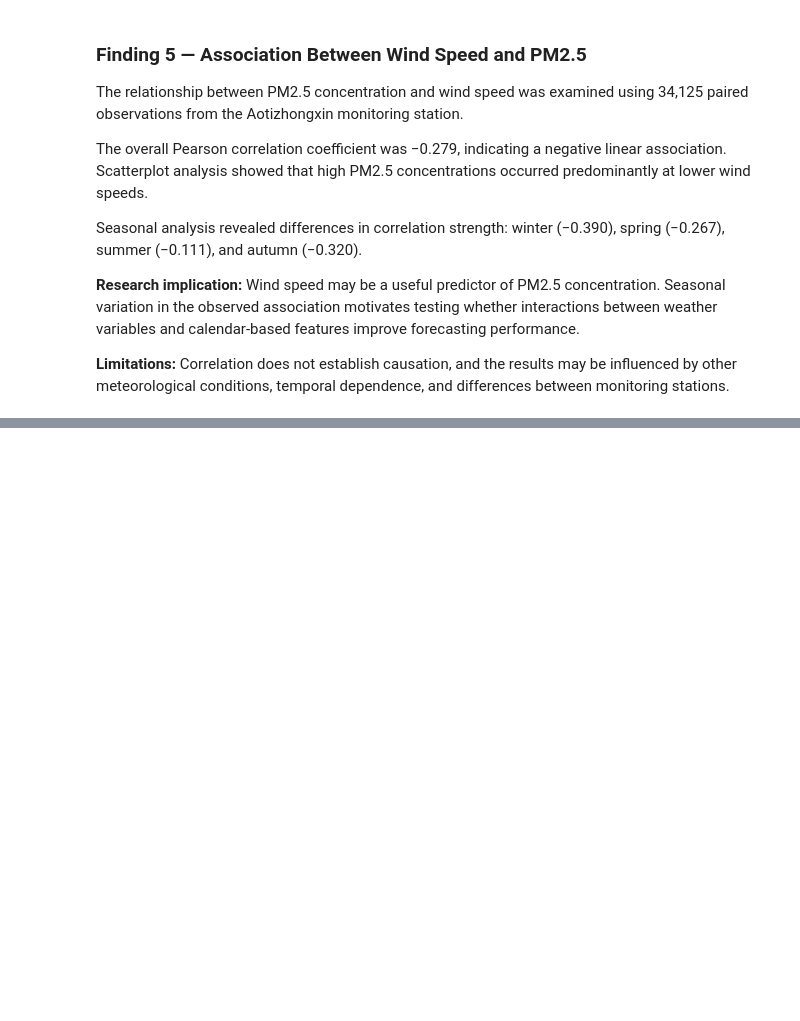
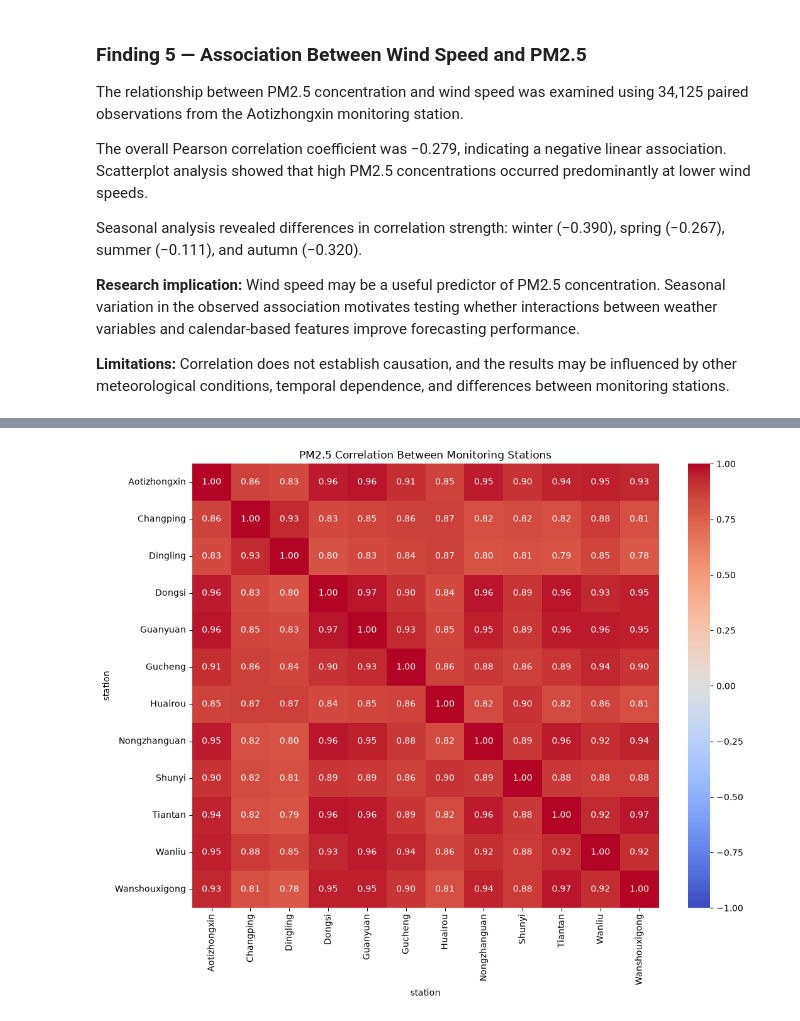
Before and after one commit to shbnm93/air-quality-retrieval-ai, a Jupyter notebook: notebooks/01_exploratory_analysis.ipynb, the cells around one changed output, grey strips where cells are left out. Cells and saved outputs as stored; diff of their text form; code cells hidden in the pictures; blank space fills up the shorter version.

```diff
--- a/notebooks/01_exploratory_analysis.ipynb
+++ b/notebooks/01_exploratory_analysis.ipynb
@@ -302,0 +409,29 @@ Seasonal analysis revealed differences in correlation strength: winter (−0.390
+# %%
+# Convert long-form measurements to wide format
+wide_pm25 = df.pivot(
+    index="datetime",
+    columns="station",
+    values="PM2.5"
+)
+
+# Calculate pairwise Pearson correlations
+station_corr = wide_pm25.corr()
+
+plt.figure(figsize=(11, 9))
+
+sns.heatmap(
+    station_corr,
+    annot=True,
+    fmt=".2f",
+    cmap="coolwarm",
+    vmin=-1,
+    vmax=1,
+    center=0
+)
+
+plt.title("PM2.5 Correlation Between Monitoring Stations")
+
+plt.tight_layout()
+plt.show()
+# %% [output]
+[figure, added]
```
Also changed, not shown: parts of 8 cells of this notebook.
